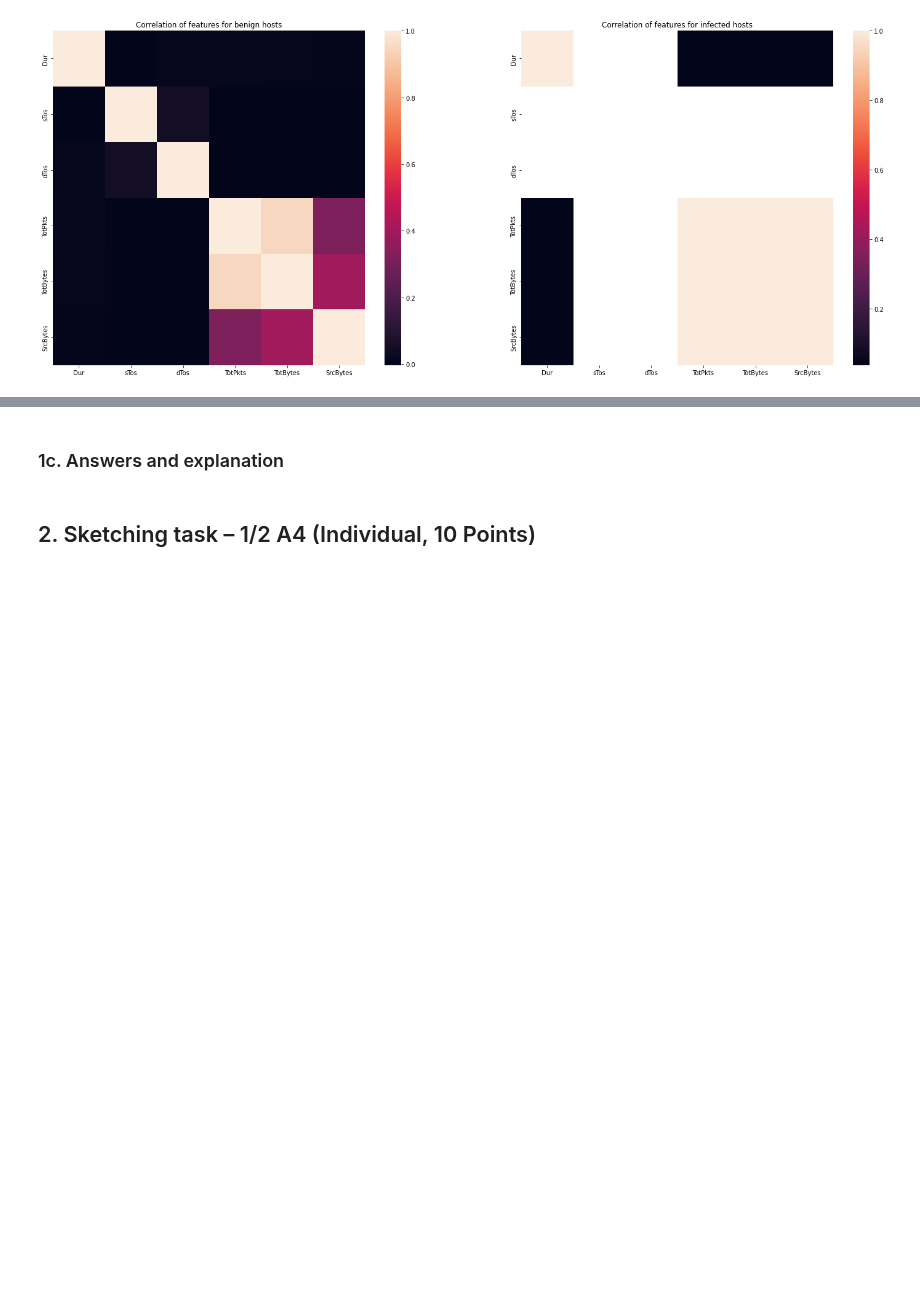
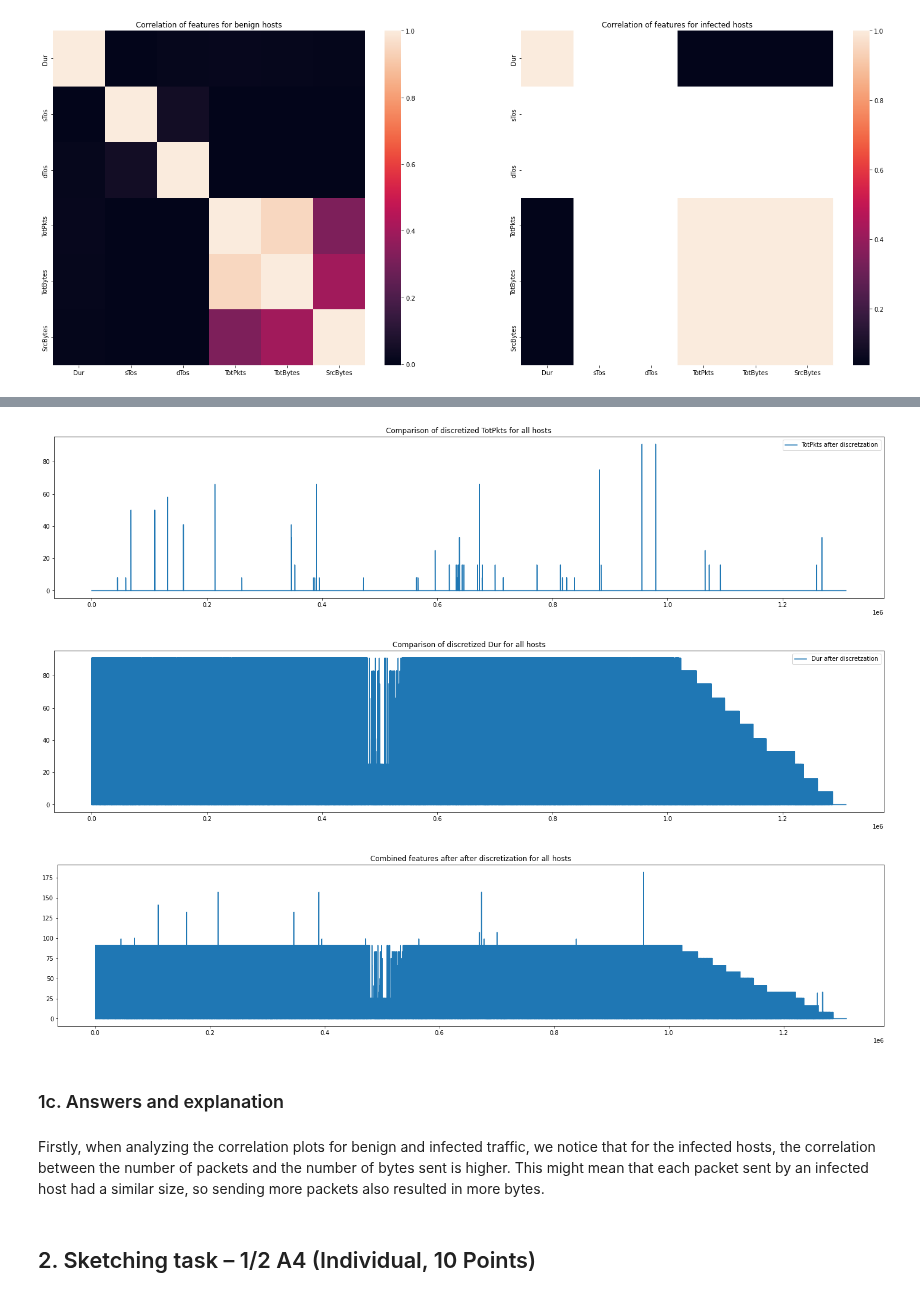
Before and after one commit to kponichtera/cs4035-cda, a Jupyter notebook: lab3/lab3.ipynb, the cells around one changed output, grey strips where cells are left out. Saved outputs shown, nothing was run; the diff lists cells and outputs as text; code cells hidden in the pictures; blank space fills up the shorter version.

```diff
--- a/lab3/lab3.ipynb
+++ b/lab3/lab3.ipynb
@@ -211,5 +194,33 @@ plt.show()
+# %%
+# applying to all hosts
+
+features_combined = np.zeros(len(df[[features[0]]]))
+
+for i in range(len(features)):
+    discretizer = KBinsDiscretizer(n_bins=12, strategy='uniform', encode='ordinal')
+    df_feature = df[[features[i]]].to_numpy()
+    df_feature = MinMaxScaler(feature_range=(0,100)).fit_transform(df_feature)
+    discretizer.fit(df_feature)
+    feature_discretized = discretize(discretizer, df_feature)
+    features_combined += feature_discretized
+    _, ax = plt.subplots(1, 1, figsize=(25, 5))
+    ax.plot(feature_discretized)
+    ax.legend(labels=[f'{features[i]} after discretzation'], loc='upper right')
+    ax.set_title(f'Comparison of discretized {features[i]} for all hosts')
+    plt.show()
+
+_, ax = plt.subplots(1, 1, figsize=(25, 5))
+ax.plot(features_combined)
+ax.set_title(f'Combined features after after discretization for all hosts')
+plt.show()
+# %% [output]
+[figure, added]
+[figure, added]
+[figure, added]
 # %% [markdown]
 ### 1c. Answers and explanation
+# %% [markdown]
+Firstly, when analyzing the correlation plots for benign and infected traffic, we notice that for the infected hosts, the correlation between the number of packets and the number of bytes sent is higher. This might mean that each packet sent by an infected host had a similar size, so sending more packets also resulted in more bytes.
 # %% [markdown]
 ## 2. Sketching task – 1/2 A4 (Individual, 10 Points)
 # %% [markdown]
```
Also changed, not shown: parts of 11 cells of this notebook.
